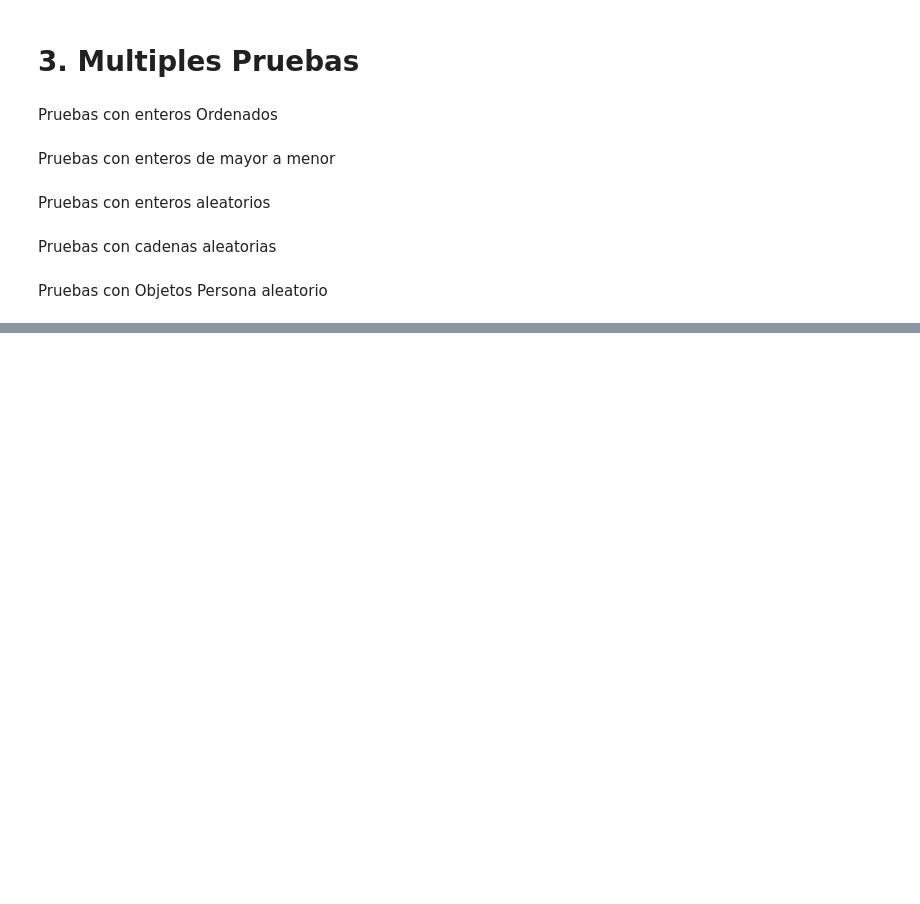
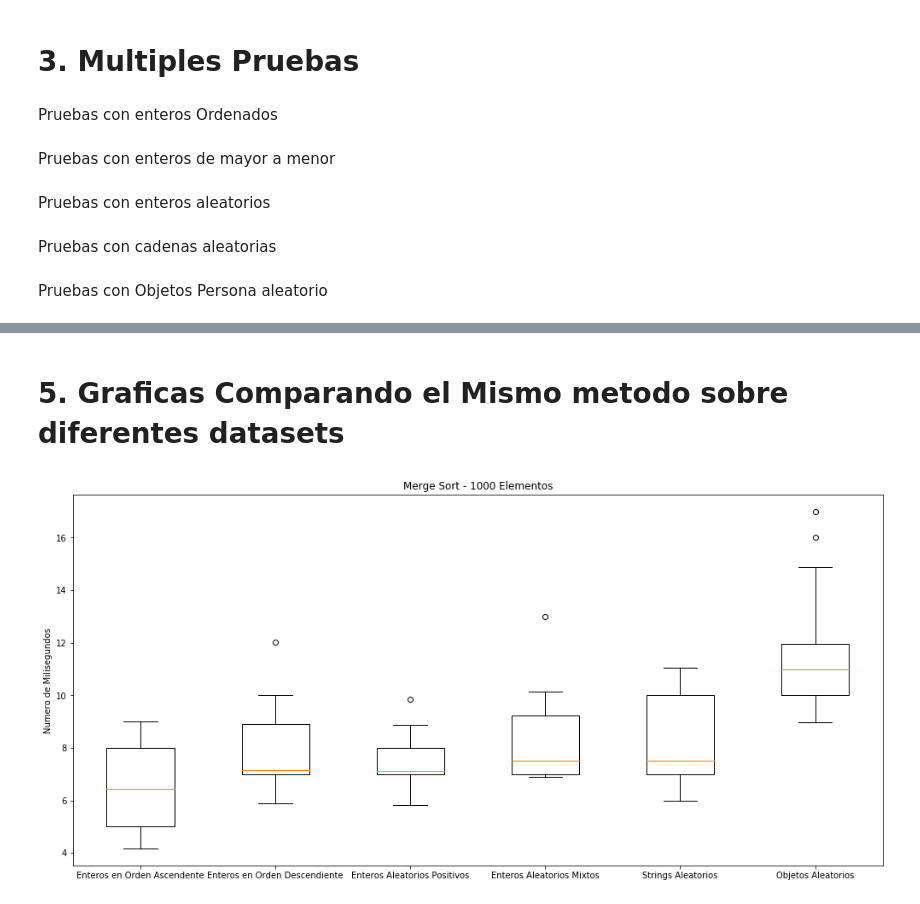
Before and after one commit to ElmerAdrianV/AnalisisAlgoritmosOrdenamiento, a Jupyter notebook: Jupyters/Pruebas y Boxplots de Ruben.ipynb, the cells around one changed output, grey strips where cells are left out. Saved outputs shown, nothing was run; the diff lists cells and outputs as text; code cells hidden in the pictures; blank space fills up the shorter version.

```diff
--- a/Jupyters/Pruebas y Boxplots de Ruben.ipynb
+++ b/Jupyters/Pruebas y Boxplots de Ruben.ipynb
@@ -493,0 +494,20 @@ plt.show()
+# %% [markdown]
+# 5. Graficas Comparando el Mismo metodo sobre diferentes datasets
+# %%
+data = [tiempos_ms_enteros_ascendentes, tiempos_ms_enteros_descendientes,
+        tiempos_ms_enteros_aleatorios1, tiempos_ms_enteros_aleatorios2,
+        tiempos_ms_cadenas_aleatorias, tiempos_ms_personas]
+etiquetas = ["Enteros en Orden Ascendente","Enteros en Orden Descendiente", "Enteros Aleatorios Positivos",
+             "Enteros Aleatorios Mixtos","Strings Aleatorios", "Objetos Aleatorios"]
+fig, ax = plt.subplots()
+
+fig.canvas.draw()
+fig.set_size_inches(17, 8, forward=True)
+
+plt.boxplot(data)
+plt.ylabel('Numero de Milisegundos')
+plt.title("Merge Sort - 1000 Elementos")
+ax.set_xticklabels(etiquetas)
+plt.show()
+# %% [output]
+[figure, added]
```
Also changed, not shown: parts of 9 cells of this notebook.
